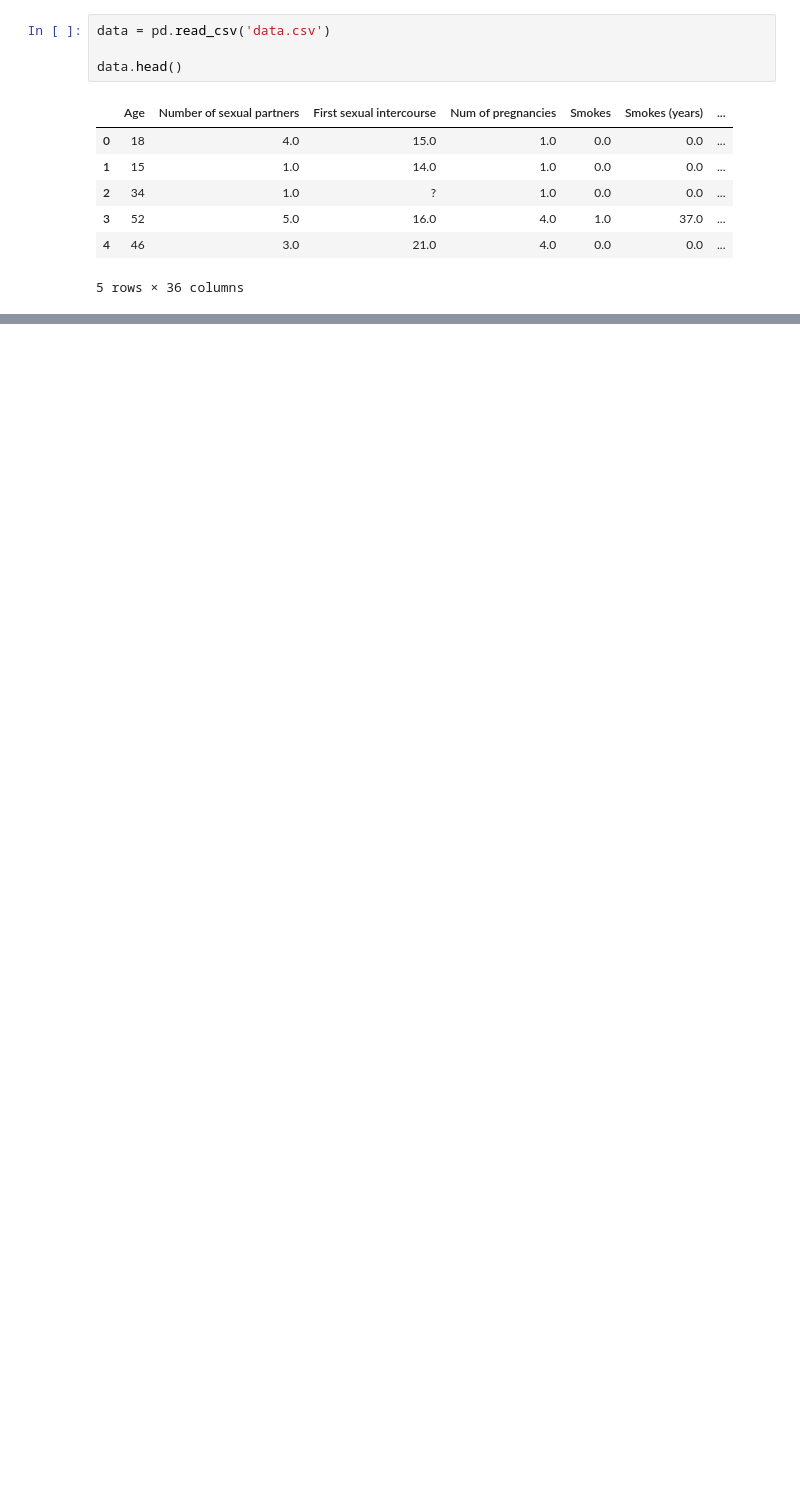
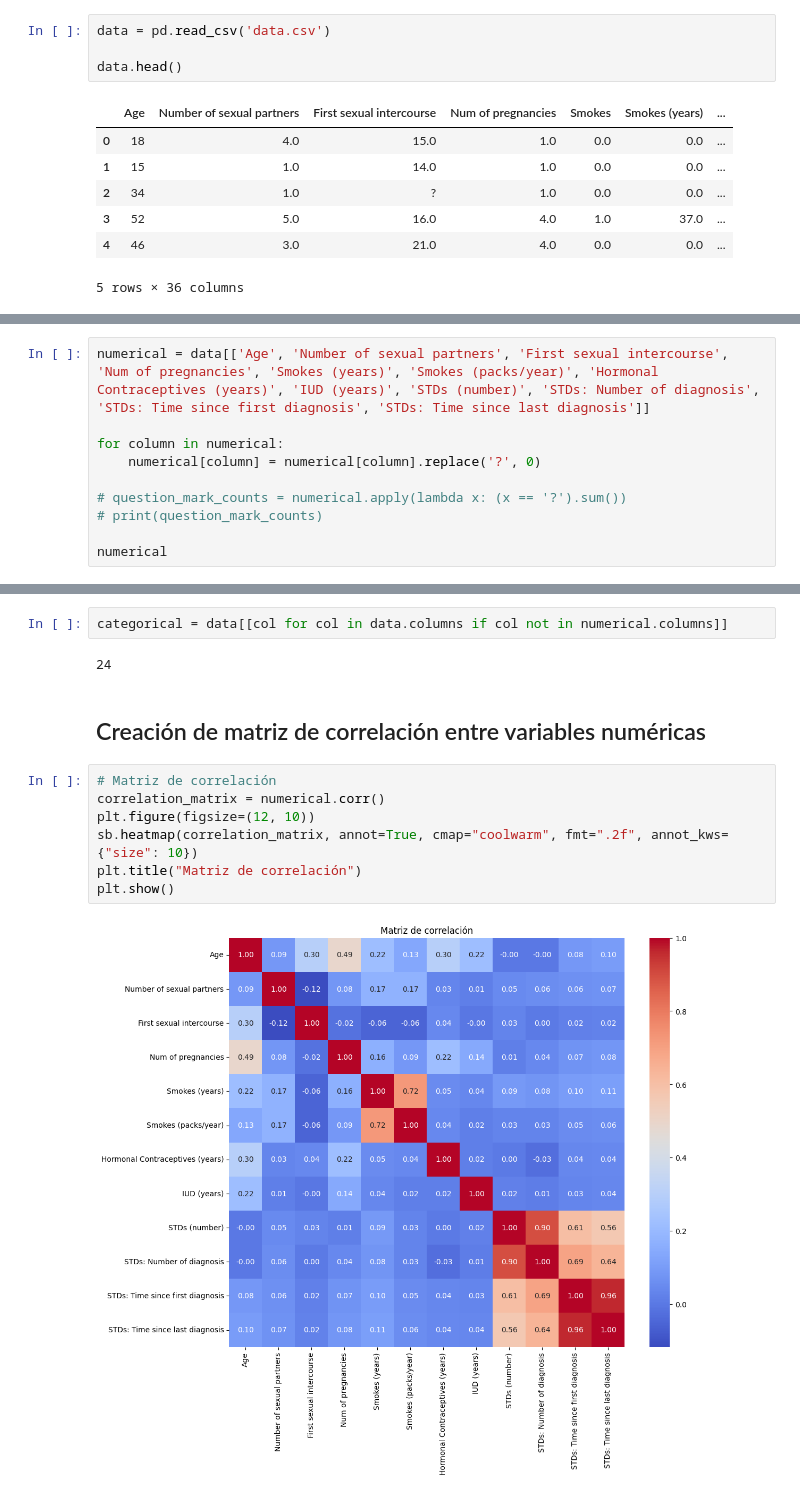
Before and after one commit to estebandonis/Laboratorio1-DataScience, a Jupyter notebook: laboratorio1.ipynb, the cells around one changed output, grey strips where cells are left out. Saved outputs shown, nothing was run; the diff lists cells and outputs as text; blank space fills up the shorter version.

```diff
--- a/laboratorio1.ipynb
+++ b/laboratorio1.ipynb
@@ -31,0 +40,10 @@ profile
+# %%
+numerical = data[['Age', 'Number of sexual partners', 'First sexual intercourse', 'Num of pregnancies', 'Smokes (years)', 'Smokes (packs/year)', 'Hormonal Contraceptives (years)', 'IUD (years)', 'STDs (number)', 'STDs: Number of diagnosis', 'STDs: Time since first diagnosis', 'STDs: Time since last diagnosis']]
+
+for column in numerical:
+    numerical[column] = numerical[column].replace('?', 0)
+
+# question_mark_counts = numerical.apply(lambda x: (x == '?').sum())
+# print(question_mark_counts)
+
+numerical
@@ -31,0 +69,15 @@ profile
+# %%
+categorical = data[[col for col in data.columns if col not in numerical.columns]]
+# %% [output]
+24
+# %% [markdown]
+## Creación de matriz de correlación entre variables numéricas
+# %%
+# Matriz de correlación
+correlation_matrix = numerical.corr()
+plt.figure(figsize=(12, 10))
+sb.heatmap(correlation_matrix, annot=True, cmap="coolwarm", fmt=".2f", annot_kws={"size": 10})
+plt.title("Matriz de correlación")
+plt.show()
+# %% [output]
+[figure, added]
```
Also changed, not shown: parts of 8 cells of this notebook.
